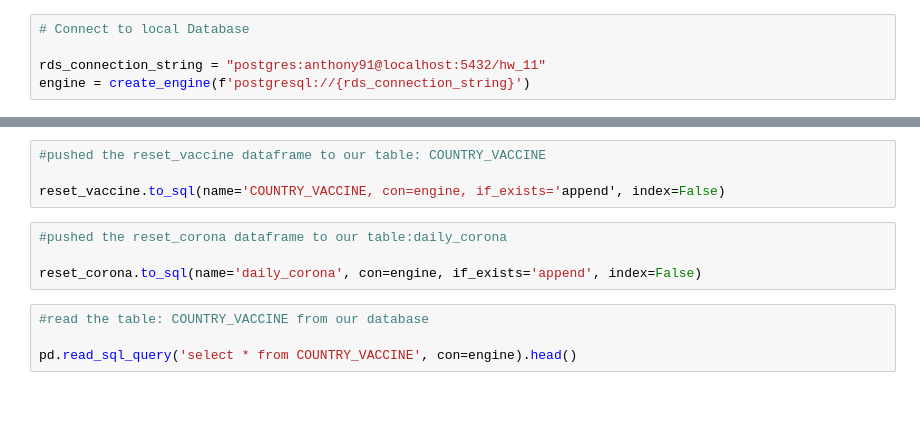
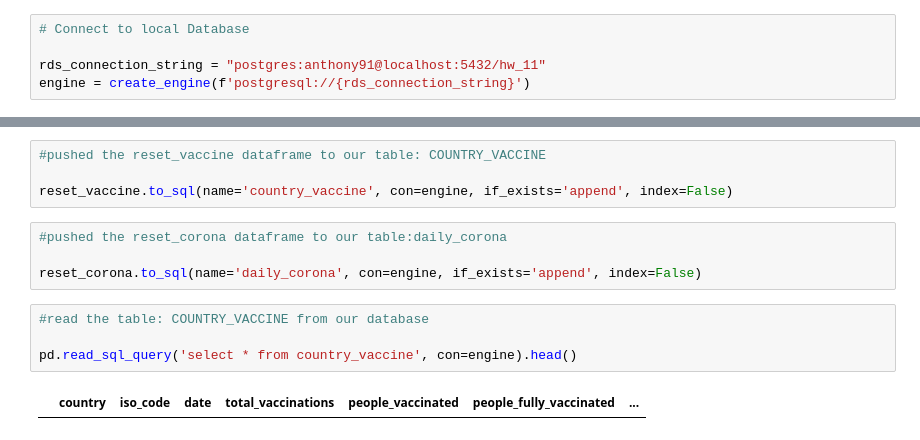
Before and after one commit to chrispope12391/ETL-Challenge, a Jupyter notebook: Untitled.ipynb, the cells around one changed output, grey strips where cells are left out. Cells and saved outputs as stored; diff of their text form; blank space fills up the shorter version.

```diff
--- a/Untitled.ipynb
+++ b/Untitled.ipynb
@@ -74,7 +125,7 @@ engine.table_names()
 # %%
 #pushed the reset_vaccine dataframe to our table: COUNTRY_VACCINE
 
-reset_vaccine.to_sql(name='COUNTRY_VACCINE, con=engine, if_exists='append', index=False)
+reset_vaccine.to_sql(name='country_vaccine', con=engine, if_exists='append', index=False)
 # %%
 #pushed the reset_corona dataframe to our table:daily_corona
 
@@ -82,7 +133,9 @@ reset_corona.to_sql(name='daily_corona', con=engine, if_exists='append', index=F
 # %%
 #read the table: COUNTRY_VACCINE from our database
 
-pd.read_sql_query('select * from COUNTRY_VACCINE', con=engine).head()
+pd.read_sql_query('select * from country_vaccine', con=engine).head()
+# %% [output]
+|  | country | iso_code | date | total_vaccinations | people_vaccinated | people_fully_vaccinated | ... |
 # %%
 #read the table: daily_corona from our database
 
```
Also changed, not shown: parts of 8 cells of this notebook, 1 other file.
